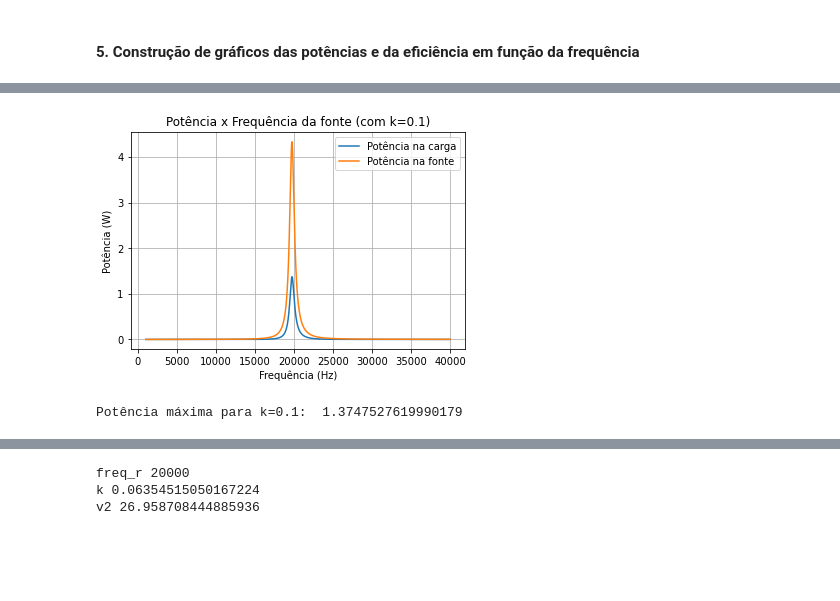
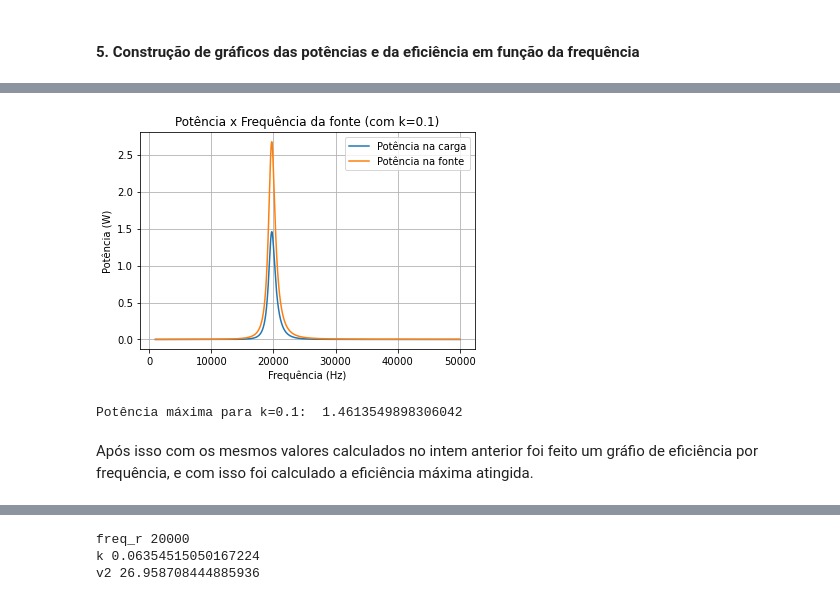
Before and after one commit to pedrofracassi/insper-eletromag-projeto, a Jupyter notebook: Etapa1.ipynb, the cells around one changed output, grey strips where cells are left out. Cells and saved outputs as stored; diff of their text form; code cells hidden in the pictures; blank space fills up the shorter version.

```diff
--- a/Etapa1.ipynb
+++ b/Etapa1.ipynb
@@ -41,5 +94,5 @@ def calcula_transformador(Uf, Rc,Freq, R1, R2, L1, L2, C, K):
 # %%
-Rcarga = 300
+Rcarga = 1000
 i1, i2, v2 = calcula_transformador(Ufonte, Rcarga,60, R1, R2, L1, L2, C, K)
 
 print('Com resistor na saída de %.2f Ω:' %Rcarga)
@@ -156,52 +240,44 @@ lista_eficiencia = []
 lista_potencia_carga = []
 lista_potencia_fonte = []
 
-# L = 10e-3
-# C = 1e-9
-# Rc = 400
-# Uf = rect(5, 0)
+lista_freq = np.linspace(1e3, 50000, 100000)
 
-lista_freq = np.linspace(1e3, 40000, 100000)
-
-# L1=200e-6
-# L2=200e-6
-# C=0.1e-6
-# k=0.1
-# R1 = R2 = 0.5
 
 #Calculando potência e eficiência em função da frequência.
 for f in lista_freq:
-    i1, i2,v = calcula_transformador(Ufonte, Rc,f,R1, R2, L1, L2, C, 0.06)
+    i1, i2,v = calcula_transformador(Ufonte, Rc,f,R1, R2, L1, L2, C, 0.1)
     w = 2*pi*f
     Pot = (5/sqrt(2)*i1.conjugate()/sqrt(2))
     lista_potencia_fonte.append(Pot.real)
 
-    Z_eq_carga = ((1/(1j*w*C))*Rc)/((1/(1j*w*C))+Rc)
+    Z_eq_carga = ((1/(1j*w*C))*Rc)/((1/(1j*w*C))+Rc) #
     V_carga = i2*Z_eq_carga
     I_Rc = V_carga/Rc
     Pot_carga = (V_carga/sqrt(2)*I_Rc.conjugate()/sqrt(2))
 
     #Adiciona os resultados na lista
     lista_potencia_carga.append(Pot_carga.real)
     lista_eficiencia.append(Pot_carga.real/Pot.real)
 
 #Plotando a eficiência em função da frequência
 plt.plot(lista_freq, lista_potencia_carga, label="Potência na carga")
 plt.plot(lista_freq, lista_potencia_fonte, label="Potência na fonte")
 plt.title("Potência x Frequência da fonte (com k=0.1)")
 plt.xlabel("Frequência (Hz)")
 plt.ylabel("Potência (W)")
 #plt.ylim(0, 50)
 #plt.xlim(50000, 51000)
 plt.legend()
 plt.grid(True)
 plt.show()
 
 # Cálculo da potência máxima para o k=0.1
 print("Potência máxima para k=0.1: ", float(max(lista_potencia_carga)))
 # %% [output]
-[figure, old version]
+[figure, new version]
-Potência máxima para k=0.1:  1.3747527619990179
+Potência máxima para k=0.1:  1.4613549898306042
+# %% [markdown]
+Após isso com os mesmos valores calculados no intem anterior foi feito um gráfio de eficiência por frequência, e com isso foi calculado a eficiência máxima atingida.
 # %%
 plt.plot(lista_freq, lista_eficiencia)
 # print(lista_eficiencia)
```
Also changed, not shown: parts of 20 cells of this notebook, 4 other files.
